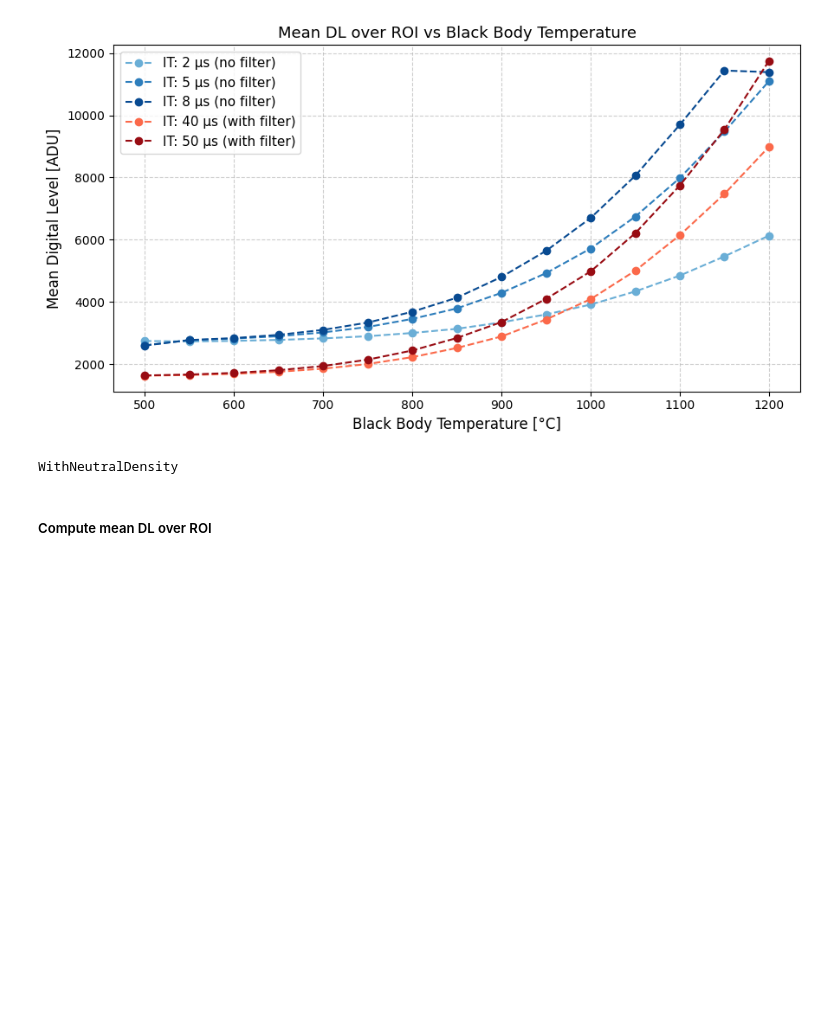
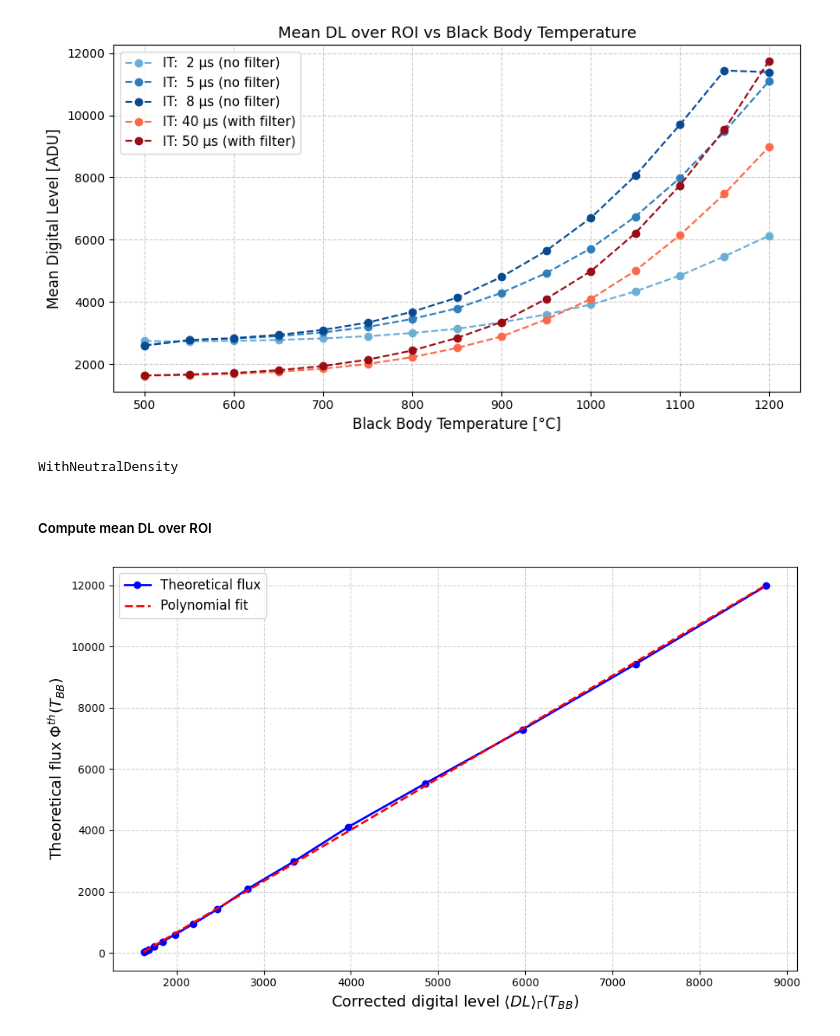
Before and after one commit to qdolle15/TherMIFASOL, a Jupyter notebook: TherMIFASOL/notebooks/devices_survey/calibration.ipynb, the cells around one changed output. Cells and saved outputs as stored; diff of their text form; code cells hidden in the pictures; blank space fills up the shorter version.

Commit message:
update sensors survey and calibration

```diff
--- a/TherMIFASOL/notebooks/devices_survey/calibration.ipynb
+++ b/TherMIFASOL/notebooks/devices_survey/calibration.ipynb
@@ -136,7 +136,7 @@ INFO = {}
 
 for T_BB_C in list_BB_temperature_C:
     str_data_file_name = os.path.join(
-        BASE_DIR, f"data/calibration/pyrometer/BB_cavity_2/CSVfiles/CN{T_BB_C}.csv"
+        PATH_DATA, f"calibration/pyrometer/BB_cavity_2/CSVfiles/CN{T_BB_C}.csv"
         )
     INFO[T_BB_C] = collect_data_pyrometer(csv_path=str_data_file_name)
 # %%
@@ -262,9 +262,11 @@ for it in IT_asked:
 
     mean_values = []
     for T in black_body_temperatures_C:
-        path_data = f"{PATH_DATA}/calibration/CRED2Lite/FLUX/{sub_path}/CN{T}_IT{it}/data"
+        path_data = os.path.join(
+        PATH_DATA, f"calibration/CRED2Lite/FLUX/{sub_path}/CN{T}_IT{it}/data"
+        )
         frame_list = [
-            np.load(f"{path_data}/im_{i}.npy")
+            np.load(os.path.join(path_data, f"{path_data}/im_{i}.npy"))
             for i in range(200)
         ]
         frame_stack = np.mean(np.stack(frame_list), axis=0)
@@ -288,7 +290,7 @@ plt.figure(figsize=(9, 5))
 for i, it in enumerate(group_1):
     plt.plot(
         black_body_temperatures_C, roi_results[it],
-        'o--', color=colors_1[i], label=f'IT: {it} µs (no filter)'
+        'o--', color=colors_1[i], label=f'IT: {it:2d} µs (no filter)'
     )
 
 # Plot group 2
@@ -327,10 +329,10 @@ print(sub_path)
 WithNeutralDensity
 # %%
 # Calibration path
-path_data = f"{PATH_DATA}/calibration/CRED2Lite/FLUX/{sub_path}"
+path_data = os.path.join(PATH_DATA, f"calibration/CRED2Lite/FLUX/{sub_path}")
 
 # Load NUC (Non-Uniformity Correction) table
-path_table_NUC = f"{BASE_DIR}/TherMIFASOL/resources/tables/NUC/NUC_2pts_Temp550_{sub_path}.npy"
+path_table_NUC = os.path.join(BASE_DIR, f"TherMIFASOL/resources/tables/NUC/NUC_2pts_Temp550_{sub_path}.npy")
 table_NUC = np.load(path_table_NUC)
 NUC_degree = table_NUC.shape[2]
 
@@ -388,34 +390,36 @@ if save_table:
 # %%
 fig, ax = plt.subplots(figsize=(10, 6))
 
 # Plot theoretical flux
 ax.plot(
     DL_mean_ROI, FLUX_theoretical,
     label="Theoretical flux", color='blue',
     marker='o', linestyle='-', linewidth=2
 )
 
 # Plot polynomial fit
 flux_fit = np.poly1d(flux_calibration_coeffs)
 ax.plot(
     DL_mean_ROI, flux_fit(DL_mean_ROI),
     label="Polynomial fit", color='red',
     linestyle='--', linewidth=2
 )
 
 # Labels and formatting
 ax.set_ylabel(r"Theoretical flux $\Phi^{th}(T_{BB})$", fontsize=14)
 ax.set_xlabel(r"Corrected digital level $\langle DL \rangle_{\Gamma}(T_{BB})$", fontsize=14)
 ax.grid(True, linestyle='--', alpha=0.6)
 ax.legend(fontsize=12)
 
 plt.tight_layout()
 if save_results:
     save_path = f"{BASE_DIR}/results/calibration/FLUX/CRED/"
     plt.savefig(f"{save_path}/flux_vs_DL_{sub_path}_IT{IT}.png", dpi=150)
-    plt.close(fig)
-else:
-    plt.show()
+
+plt.show()
+plt.close(fig)
+# %% [output]
+[figure, added]
 # %%
 # Initialize array to store temperature values calculated from NUC + flux calibration
 calculated_temperatures_C = np.zeros(Nb_BB_measurement)
```
Also changed, not shown: parts of 5 cells of this notebook, 10 other files.
